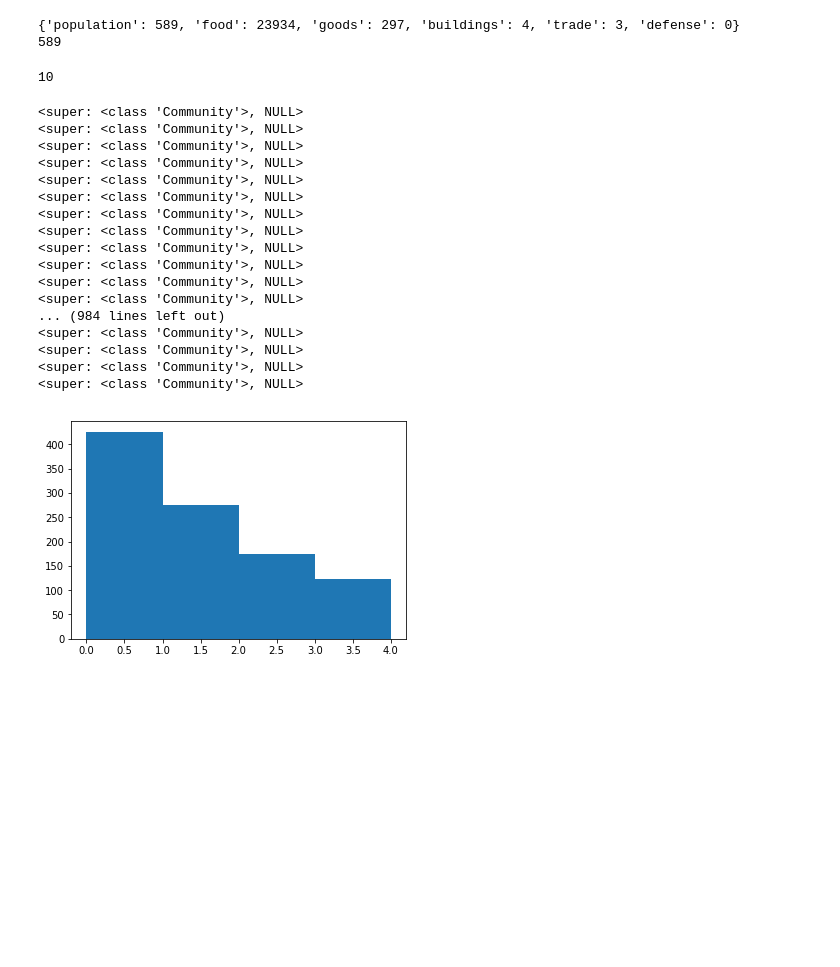
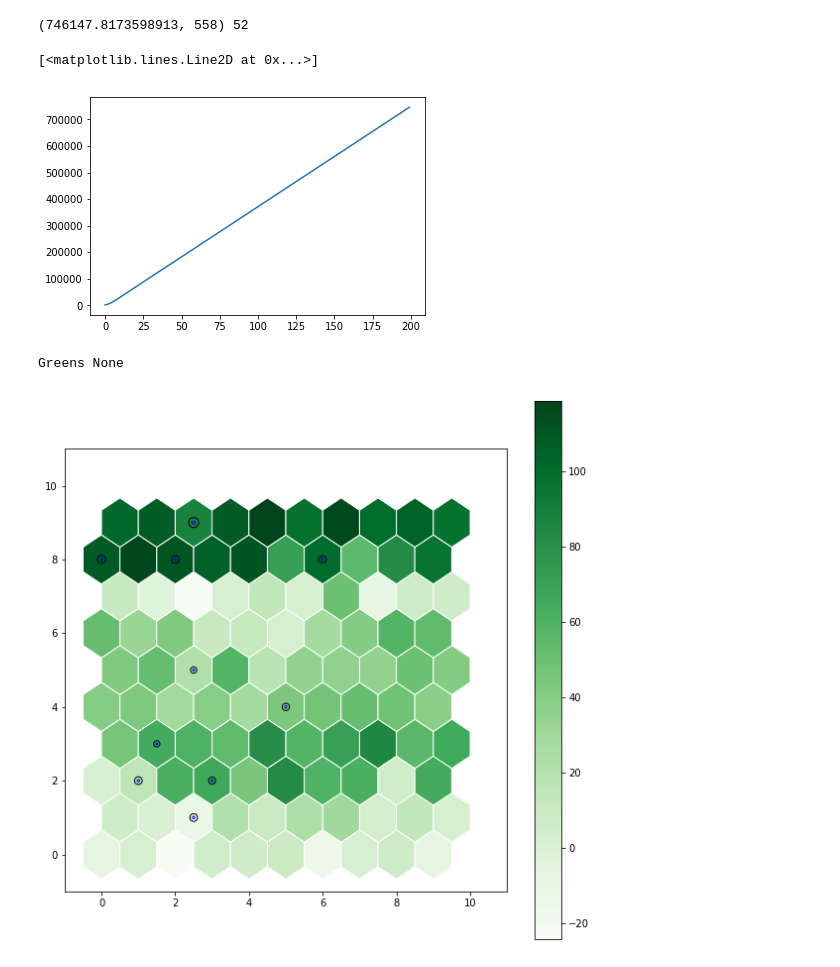
Before and after one commit to wolfgang-kiel/village-people, a Jupyter notebook: village_interaction.ipynb, the cells around one changed output. Drawn from its saved outputs; the diff is of its cells as text; code cells hidden in the pictures; blank space fills up the shorter version.

```diff
--- a/village_interaction.ipynb
+++ b/village_interaction.ipynb
@@ -154,44 +470,18 @@ Sufficient food in kingdom:  True
-# %%
-a = model.schedule.agents[0]
-community = Community()
-#v = Village(0, Kingdom)
-print(community.__dict__)
-print(community.__getattribute__('population'))
-community.__setattr__('population', 10)
-community.__getattribute__('population')
-# %% [output]
-{'population': 589, 'food': 23934, 'goods': 297, 'buildings': 4, 'trade': 3, 'defense': 0}
-589
-10
-# %%
-all_wealth = []
-for j in range(100):
-    # Run the model
-    model = Kingdom(10)
-    for i in range(10):
-        model.step()
-
-    # Store the results
-    for agent in model.schedule.agents:
-        all_wealth.append(agent.wealth)
-
-plt.hist(all_wealth, bins=range(max(all_wealth)+1));
-# %% [output]
-<super: <class 'Community'>, NULL>
-<super: <class 'Community'>, NULL>
-<super: <class 'Community'>, NULL>
-<super: <class 'Community'>, NULL>
-<super: <class 'Community'>, NULL>
-<super: <class 'Community'>, NULL>
-<super: <class 'Community'>, NULL>
-<super: <class 'Community'>, NULL>
-<super: <class 'Community'>, NULL>
-<super: <class 'Community'>, NULL>
-<super: <class 'Community'>, NULL>
-<super: <class 'Community'>, NULL>
-... (984 lines left out)
-<super: <class 'Community'>, NULL>
-<super: <class 'Community'>, NULL>
-<super: <class 'Community'>, NULL>
-<super: <class 'Community'>, NULL>
-[figure, removed]
+# %%
+print(model.update_totals(), np.sum(np.array([a.farms for a in model.schedule.agents])))
+
+plt.plot(t, food)
+#food[-100:]
+# %% [output]
+(746147.8173598913, 558) 52
+[<matplotlib.lines.Line2D at 0x...>]
+[figure, added]
+# %%
+fig = model.grid.plot_prop('farmland', cmap=plt.cm.Greens, edgecolor='w')
+ax = fig.get_axes()[0]
+fig = model.grid.plot_agent_prop(prop='population', ax=ax)
+fig = model.grid.plot_agent_prop(prop='farms', ax=ax, edgecolor='b')
+#fig.colorbar()
+# %% [output]
+Greens None
+[figure, added]
```
Also changed, not shown: parts of 15 cells of this notebook, 1 other file.
